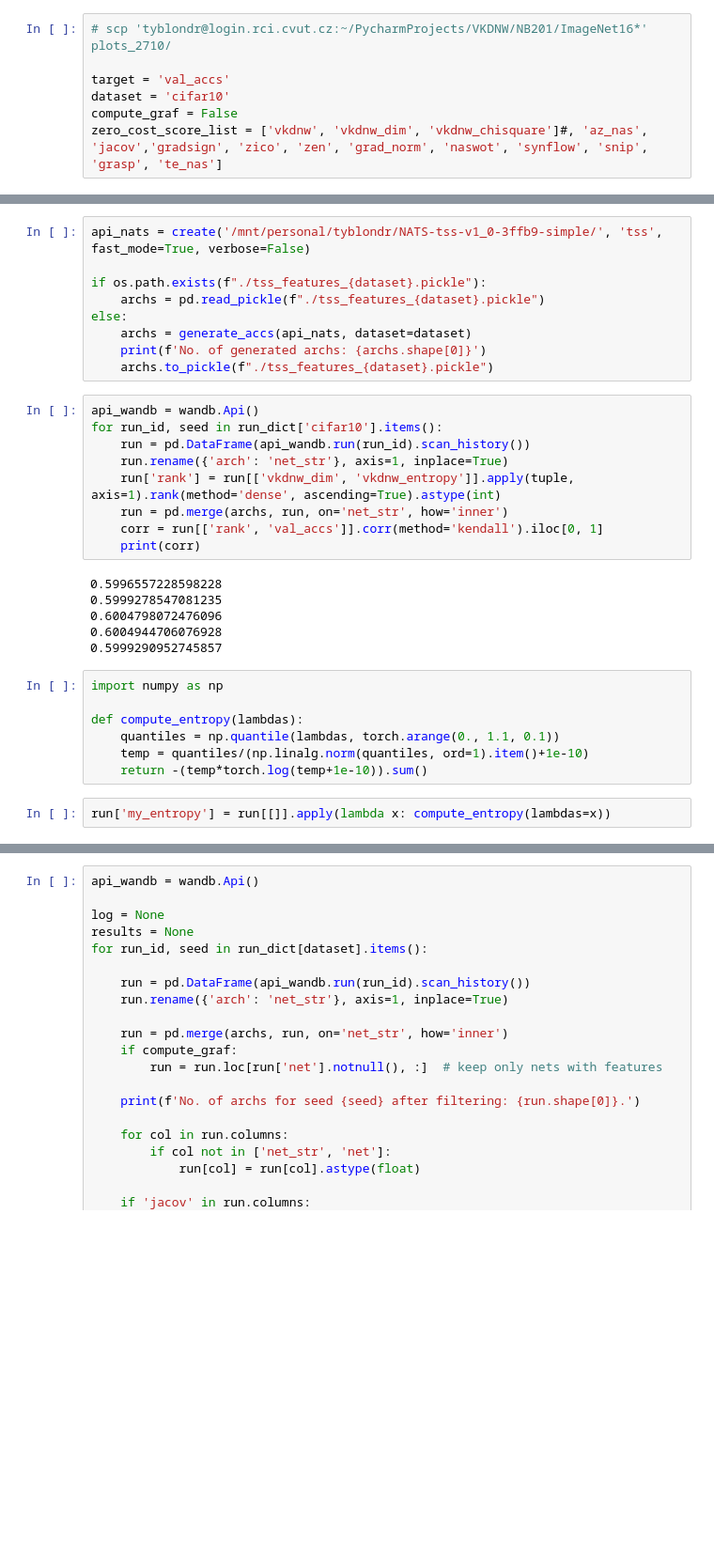
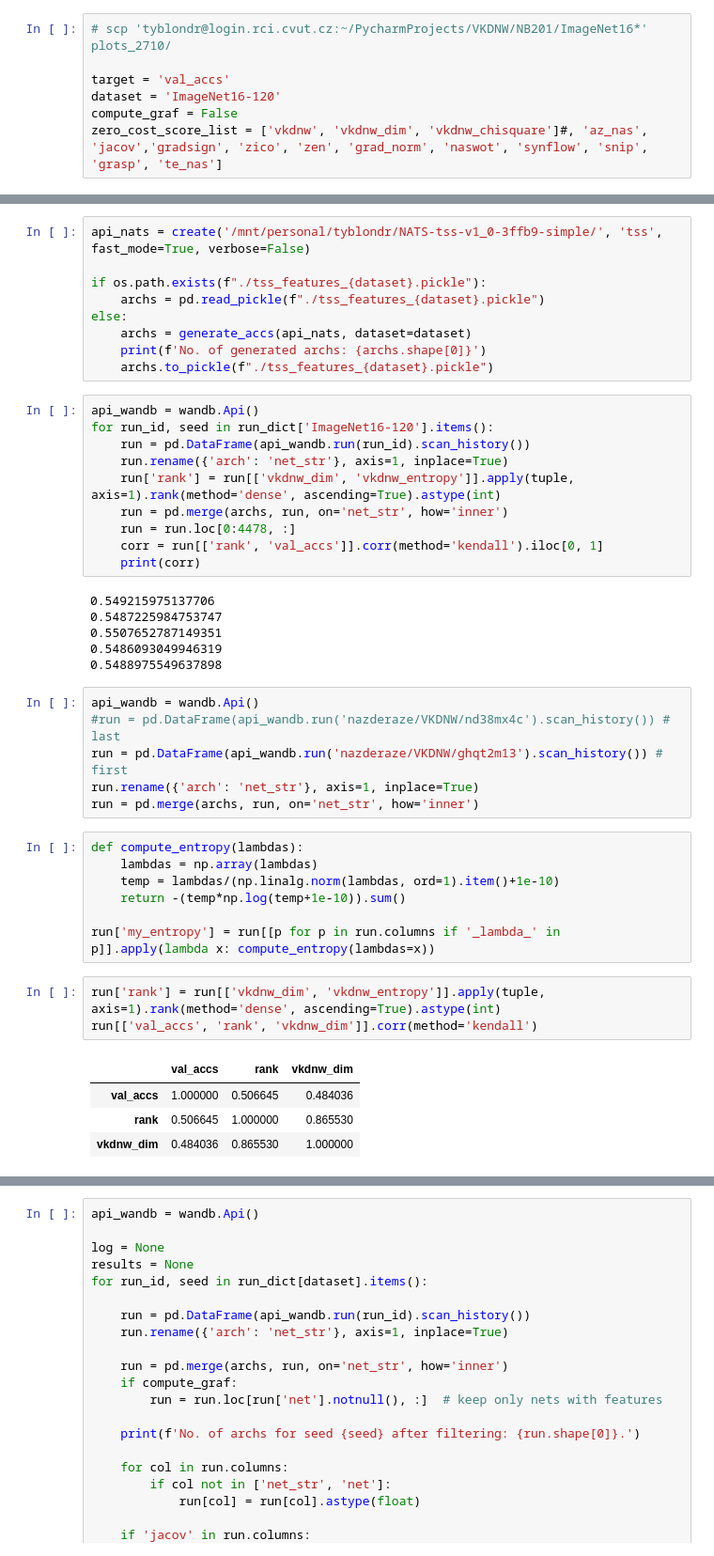
Before and after one commit to ondratybl/VKDNW, a Jupyter notebook: NB201/tss_analyze.ipynb, the cells around one changed output, grey strips where cells are left out. Shown at 94% size. Saved outputs shown, nothing was run; the diff lists cells and outputs as text; blank space fills up the shorter version.

Commit message:
vkdnw_entropy

```diff
--- a/NB201/tss_analyze.ipynb
+++ b/NB201/tss_analyze.ipynb
@@ -42,7 +42,7 @@ from tss_utils import compute_vkdnw, plot_stats, get_stats, get_metrics, analyze
 # scp 'tyblondr@login.rci.cvut.cz:~/PycharmProjects/VKDNW/NB201/ImageNet16*' plots_2710/
 
 target = 'val_accs'
-dataset = 'cifar10'
+dataset = 'ImageNet16-120'
 compute_graf = False
 zero_cost_score_list = ['vkdnw', 'vkdnw_dim', 'vkdnw_chisquare']#, 'az_nas', 'jacov','gradsign', 'zico', 'zen', 'grad_norm', 'naswot', 'synflow', 'snip', 'grasp', 'te_nas']
 # %%
@@ -127,25 +127,38 @@ else:
     archs.to_pickle(f"./tss_features_{dataset}.pickle")
 # %%
 api_wandb = wandb.Api()
-for run_id, seed in run_dict['cifar10'].items():
+for run_id, seed in run_dict['ImageNet16-120'].items():
     run = pd.DataFrame(api_wandb.run(run_id).scan_history())
     run.rename({'arch': 'net_str'}, axis=1, inplace=True)
     run['rank'] = run[['vkdnw_dim', 'vkdnw_entropy']].apply(tuple, axis=1).rank(method='dense', ascending=True).astype(int)
     run = pd.merge(archs, run, on='net_str', how='inner')
+    run = run.loc[0:4478, :]
     corr = run[['rank', 'val_accs']].corr(method='kendall').iloc[0, 1]
     print(corr)
 # %% [output]
-0.5996557228598228
-0.5999278547081235
-0.6004798072476096
-0.6004944706076928
-0.5999290952745857
+0.549215975137706
+0.5487225984753747
+0.5507652787149351
+0.5486093049946319
+0.5488975549637898
-# %%
-import numpy as np
-
-def compute_entropy(lambdas):
-    quantiles = np.quantile(lambdas, torch.arange(0., 1.1, 0.1))
-    temp = quantiles/(np.linalg.norm(quantiles, ord=1).item()+1e-10)
-    return -(temp*torch.log(temp+1e-10)).sum()
+# %%
+api_wandb = wandb.Api()
+#run = pd.DataFrame(api_wandb.run('nazderaze/VKDNW/nd38mx4c').scan_history()) # last
+run = pd.DataFrame(api_wandb.run('nazderaze/VKDNW/ghqt2m13').scan_history()) # first
+run.rename({'arch': 'net_str'}, axis=1, inplace=True)
+run = pd.merge(archs, run, on='net_str', how='inner')
+# %%
+def compute_entropy(lambdas):
+    lambdas = np.array(lambdas)
+    temp = lambdas/(np.linalg.norm(lambdas, ord=1).item()+1e-10)
+    return -(temp*np.log(temp+1e-10)).sum()
+
+run['my_entropy'] = run[[p for p in run.columns if '_lambda_' in p]].apply(lambda x: compute_entropy(lambdas=x))
 # %%
-run['my_entropy'] = run[[]].apply(lambda x: compute_entropy(lambdas=x))
+run['rank'] = run[['vkdnw_dim', 'vkdnw_entropy']].apply(tuple, axis=1).rank(method='dense', ascending=True).astype(int)
+run[['val_accs', 'rank', 'vkdnw_dim']].corr(method='kendall')
+# %% [output]
+|  | val_accs | rank | vkdnw_dim |
+| val_accs | 1.000000 | 0.506645 | 0.484036 |
+| rank | 0.506645 | 1.000000 | 0.865530 |
+| vkdnw_dim | 0.484036 | 0.865530 | 1.000000 |
```
Also changed, not shown: parts of 1 cell of this notebook, 1 other file.
